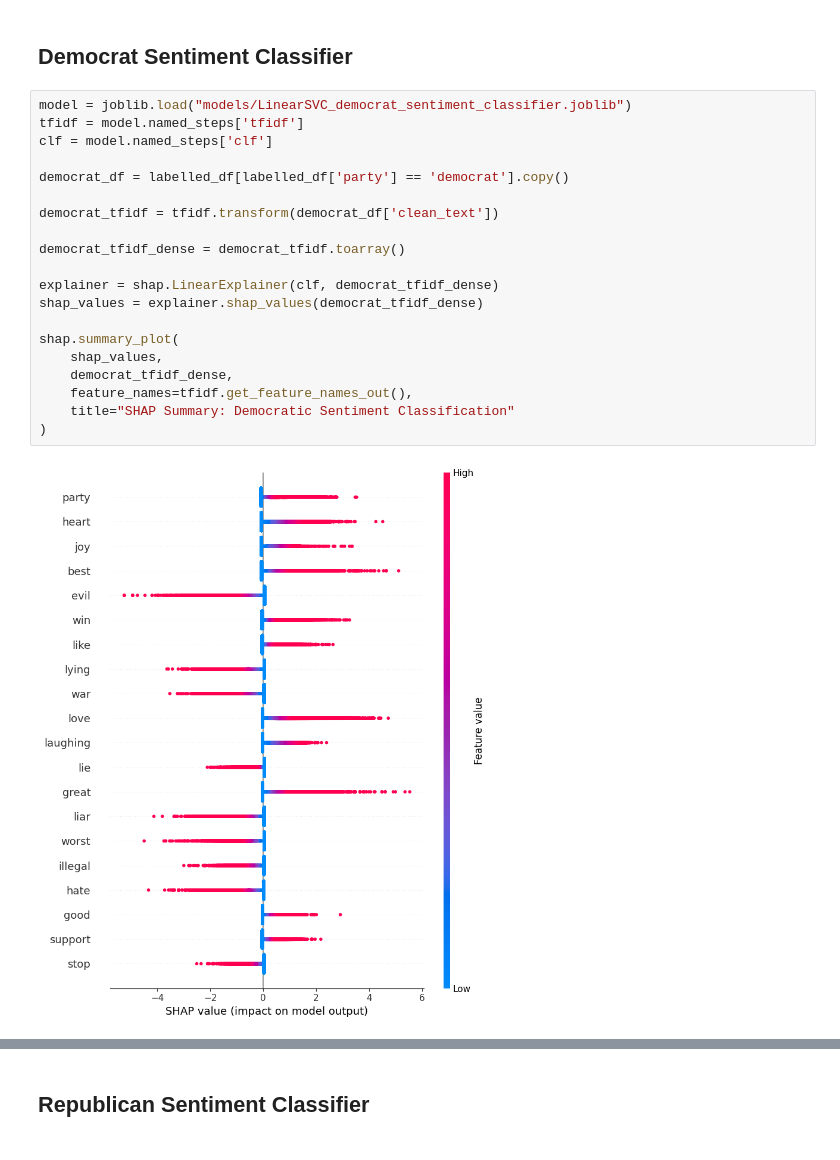
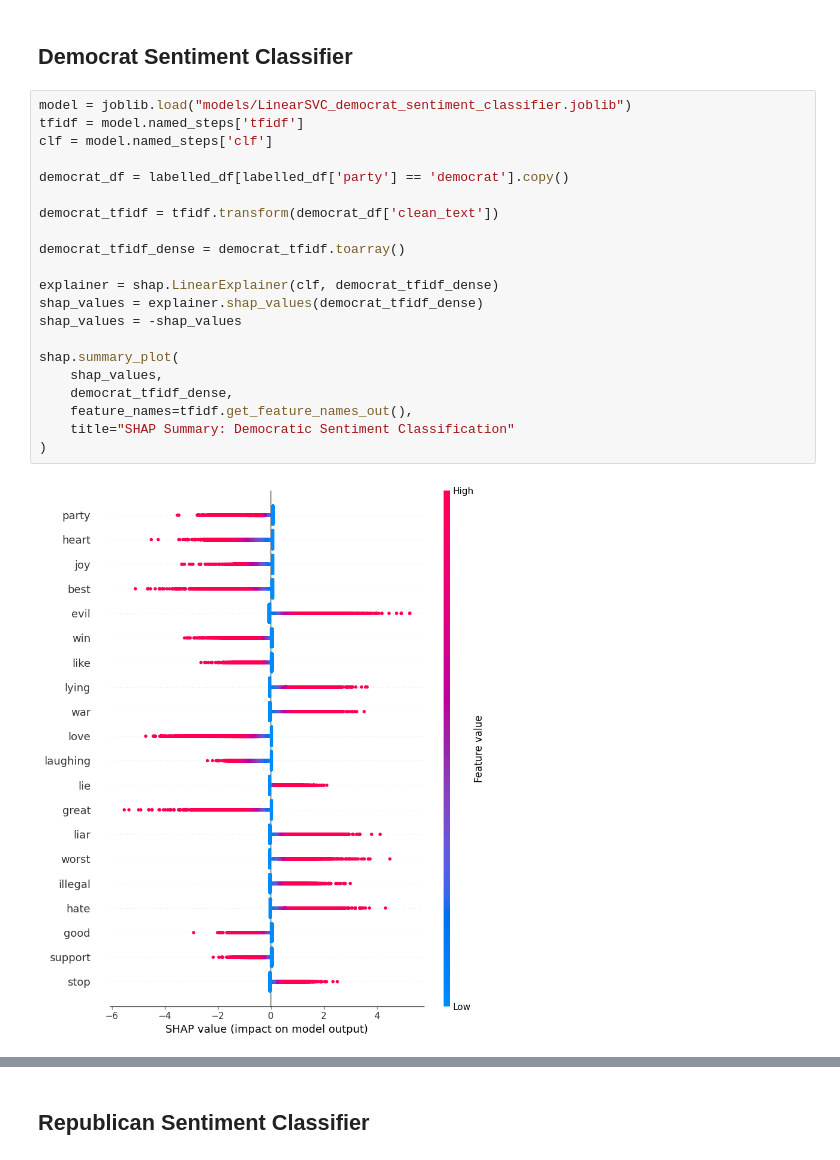
Before and after one commit to Birkbeck/msc-project-source-code-files-24-25-tayyib-saddique, a Jupyter notebook: x_processing/shap.ipynb, the cells around one changed output, grey strips where cells are left out. Cells and saved outputs as stored; diff of their text form.

Commit message:
updating shap

```diff
--- a/x_processing/shap.ipynb
+++ b/x_processing/shap.ipynb
@@ -56,22 +164,23 @@ shap.summary_plot(
 # %%
 model = joblib.load("models/LinearSVC_democrat_sentiment_classifier.joblib")
 tfidf = model.named_steps['tfidf']
 clf = model.named_steps['clf']
 
 democrat_df = labelled_df[labelled_df['party'] == 'democrat'].copy()
 
 democrat_tfidf = tfidf.transform(democrat_df['clean_text'])
 
 democrat_tfidf_dense = democrat_tfidf.toarray()
 
 explainer = shap.LinearExplainer(clf, democrat_tfidf_dense)
 shap_values = explainer.shap_values(democrat_tfidf_dense)
+shap_values = -shap_values
 
 shap.summary_plot(
     shap_values,
     democrat_tfidf_dense,
     feature_names=tfidf.get_feature_names_out(),
     title="SHAP Summary: Democratic Sentiment Classification"
 )
 # %% [output]
-[figure, old version]
+[figure, new version]
```
Also changed, not shown: parts of 11 cells of this notebook.
